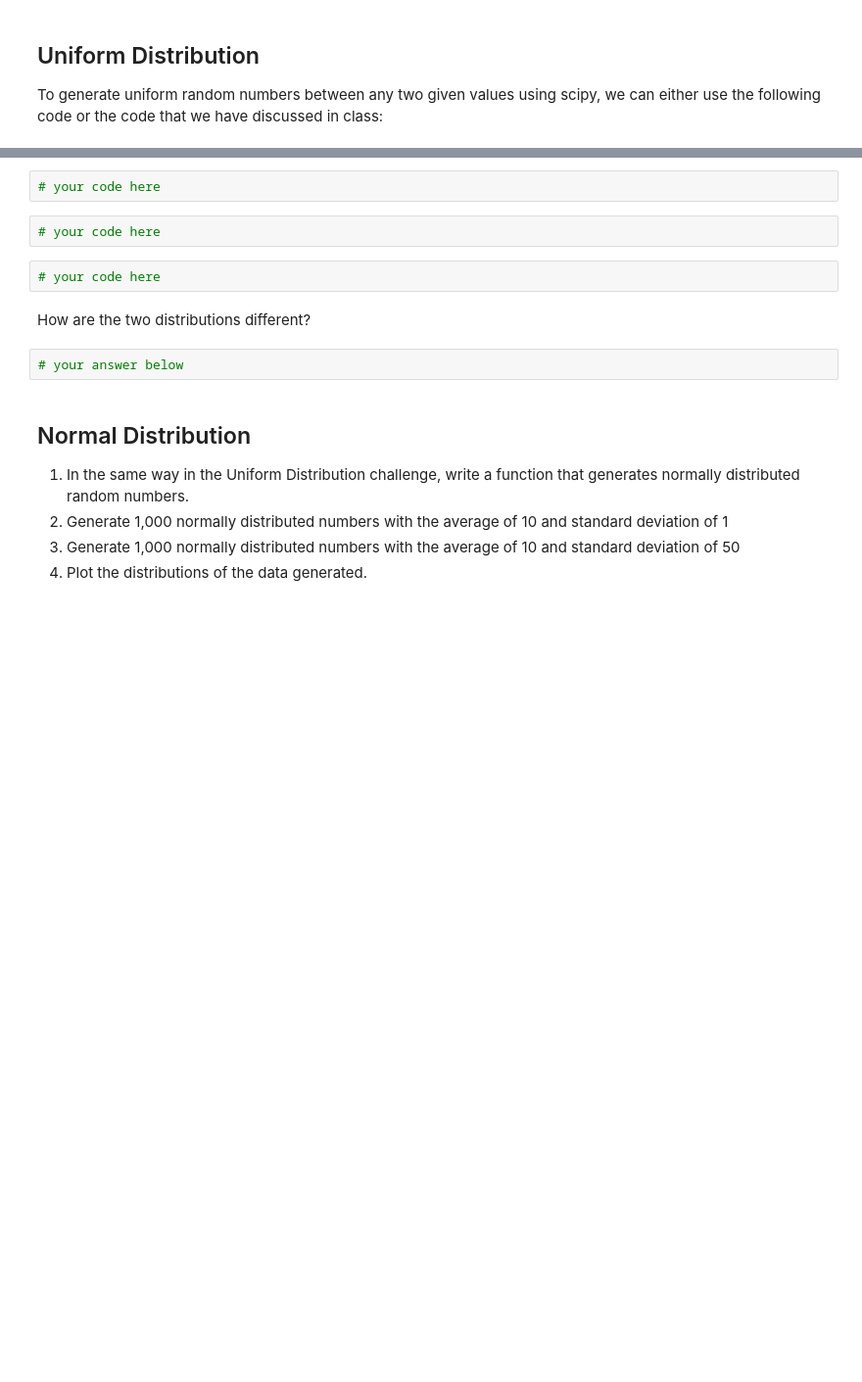
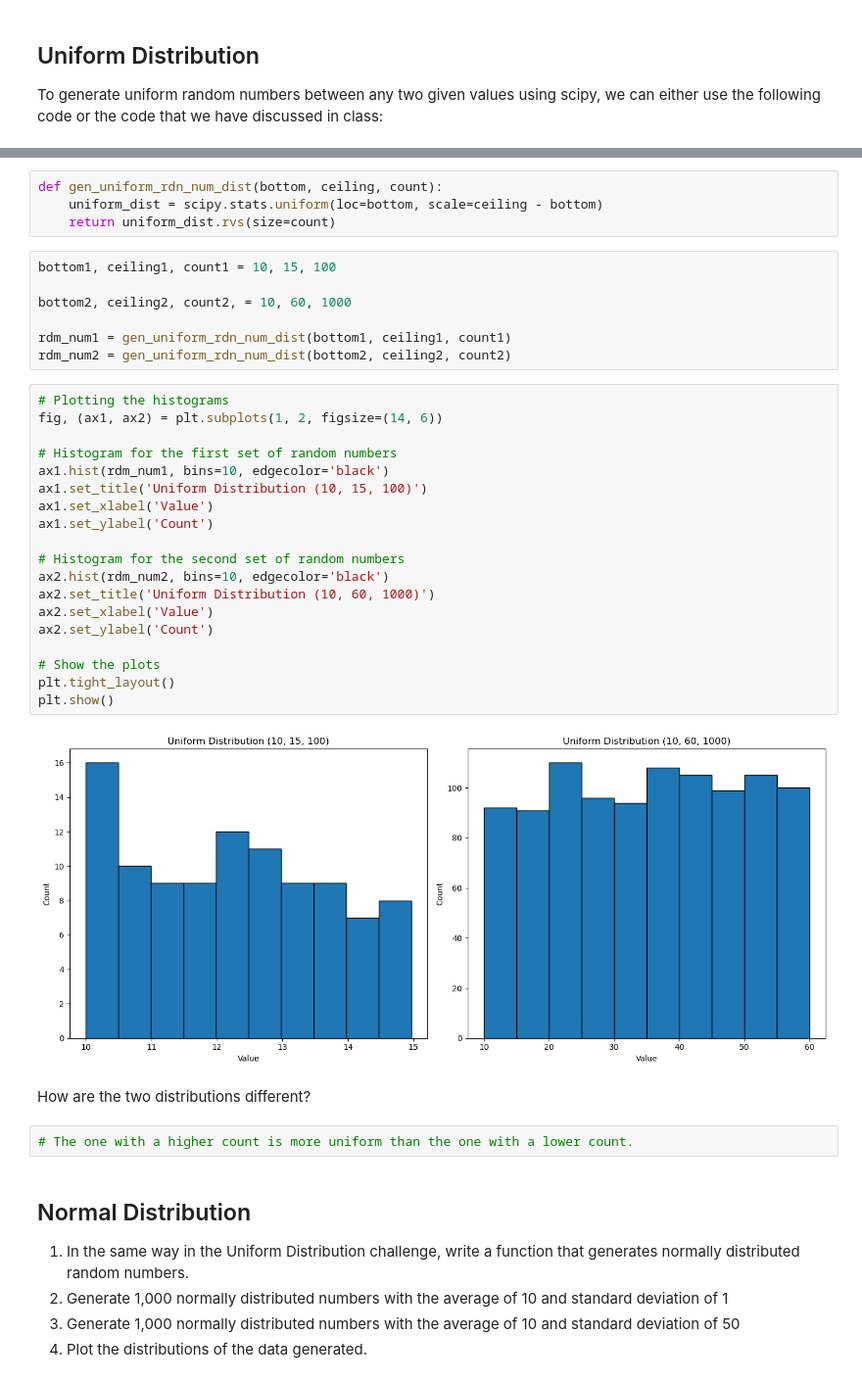
Before and after one commit to ric-vazq/lab-continious-probability, a Jupyter notebook: Lab. Continuous probability distributions/Lab. Continuous probability distributions.ipynb, the cells around one changed output, grey strips where cells are left out. Shown at 98% size. Drawn from its saved outputs; the diff is of its cells as text; blank space fills up the shorter version.

```diff
--- a/Lab. Continuous probability distributions/Lab. Continuous probability distributions.ipynb
+++ b/Lab. Continuous probability distributions/Lab. Continuous probability distributions.ipynb
@@ -43,16 +44,42 @@ discussed in class:
 Your output should look like below:
 
 ![uniform distribution](ud.png)
-# %%
-# your code here
-# %%
-# your code here
-# %%
-# your code here
+# %%
+def gen_uniform_rdn_num_dist(bottom, ceiling, count):
+    uniform_dist = scipy.stats.uniform(loc=bottom, scale=ceiling - bottom)
+    return uniform_dist.rvs(size=count)
+# %%
+bottom1, ceiling1, count1 = 10, 15, 100
+
+bottom2, ceiling2, count2, = 10, 60, 1000
+
+rdm_num1 = gen_uniform_rdn_num_dist(bottom1, ceiling1, count1)
+rdm_num2 = gen_uniform_rdn_num_dist(bottom2, ceiling2, count2)
+# %%
+# Plotting the histograms
+fig, (ax1, ax2) = plt.subplots(1, 2, figsize=(14, 6))
+
+# Histogram for the first set of random numbers
+ax1.hist(rdm_num1, bins=10, edgecolor='black')
+ax1.set_title('Uniform Distribution (10, 15, 100)')
+ax1.set_xlabel('Value')
+ax1.set_ylabel('Count')
+
+# Histogram for the second set of random numbers
+ax2.hist(rdm_num2, bins=10, edgecolor='black')
+ax2.set_title('Uniform Distribution (10, 60, 1000)')
+ax2.set_xlabel('Value')
+ax2.set_ylabel('Count')
+
+# Show the plots
+plt.tight_layout()
+plt.show()
+# %% [output]
+[figure, added]
 # %% [markdown]
 How are the two distributions different?
-# %%
-# your answer below
+# %%
+# The one with a higher count is more uniform than the one with a lower count.
 # %% [markdown]
 ## Normal Distribution
 
```
Also changed, not shown: parts of 36 cells of this notebook.
